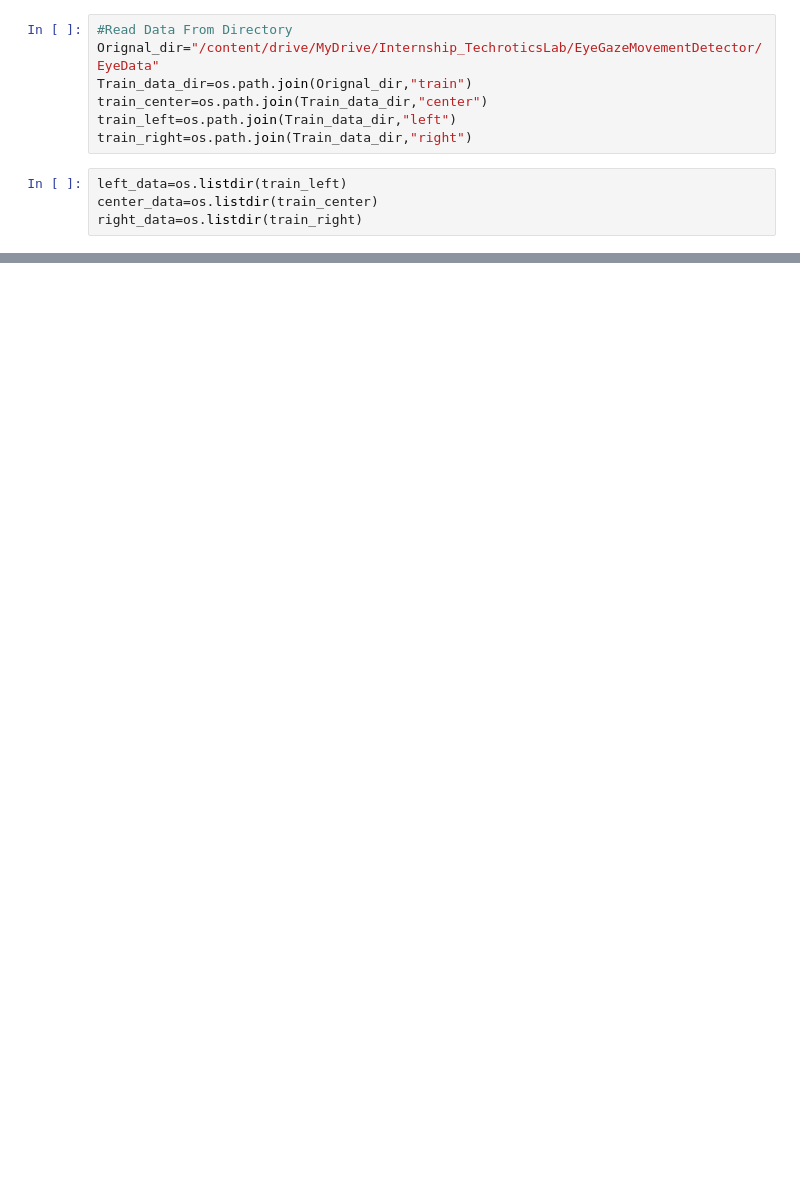
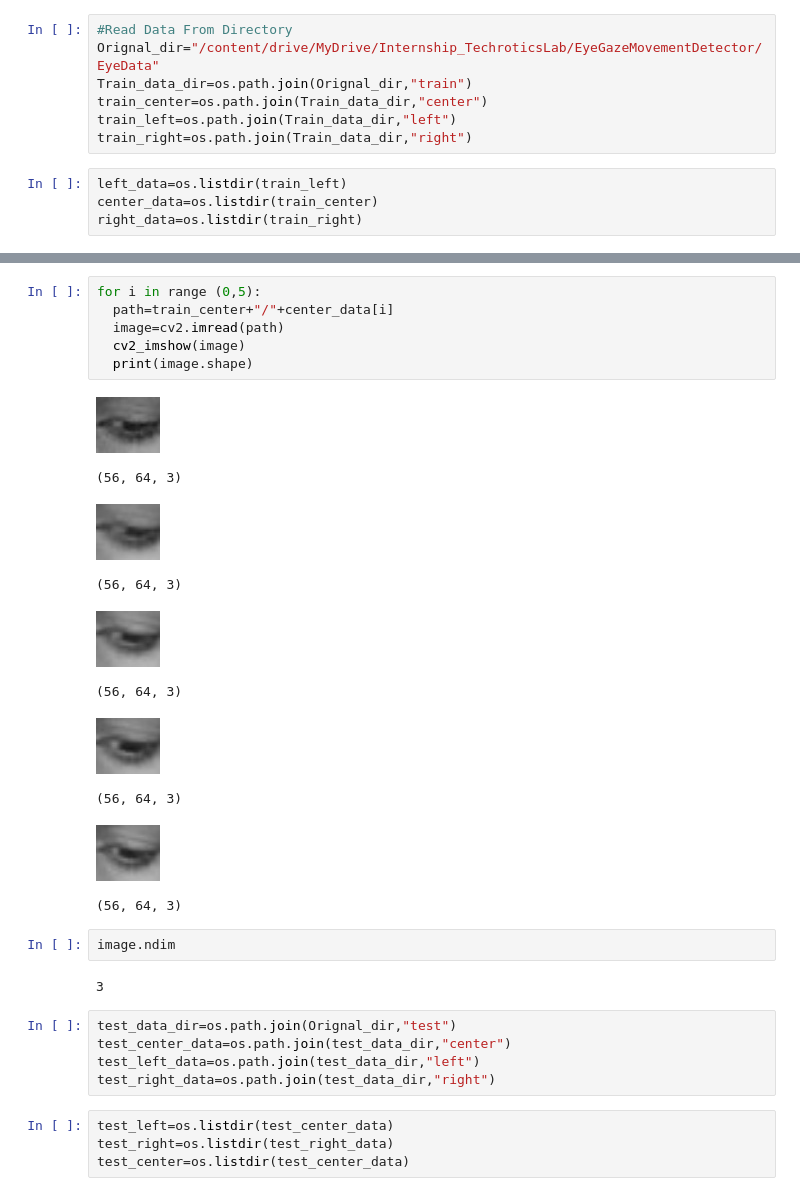
Before and after one commit to ImranRiazChohan/EyeGazeMovementDetection, a Jupyter notebook: TrainingEyeGazeMovementClassification.ipynb, the cells around one changed output, grey strips where cells are left out. Saved outputs shown, nothing was run; the diff lists cells and outputs as text; blank space fills up the shorter version.

```diff
--- a/TrainingEyeGazeMovementClassification.ipynb
+++ b/TrainingEyeGazeMovementClassification.ipynb
@@ -36,0 +62,30 @@ len(center_data))
+# %%
+for i in range (0,5):
+  path=train_center+"/"+center_data[i]
+  image=cv2.imread(path)
+  cv2_imshow(image)
+  print(image.shape)
+# %% [output]
+[figure, added]
+(56, 64, 3)
+[figure, added]
+(56, 64, 3)
+[figure, added]
+(56, 64, 3)
+[figure, added]
+(56, 64, 3)
+[figure, added]
+(56, 64, 3)
+# %%
+image.ndim
+# %% [output]
+3
+# %%
+test_data_dir=os.path.join(Orignal_dir,"test")
+test_center_data=os.path.join(test_data_dir,"center")
+test_left_data=os.path.join(test_data_dir,"left")
+test_right_data=os.path.join(test_data_dir,"right")
+# %%
+test_left=os.listdir(test_center_data)
+test_right=os.listdir(test_right_data)
+test_center=os.listdir(test_center_data)
```
Also changed, not shown: parts of 6 cells of this notebook.
